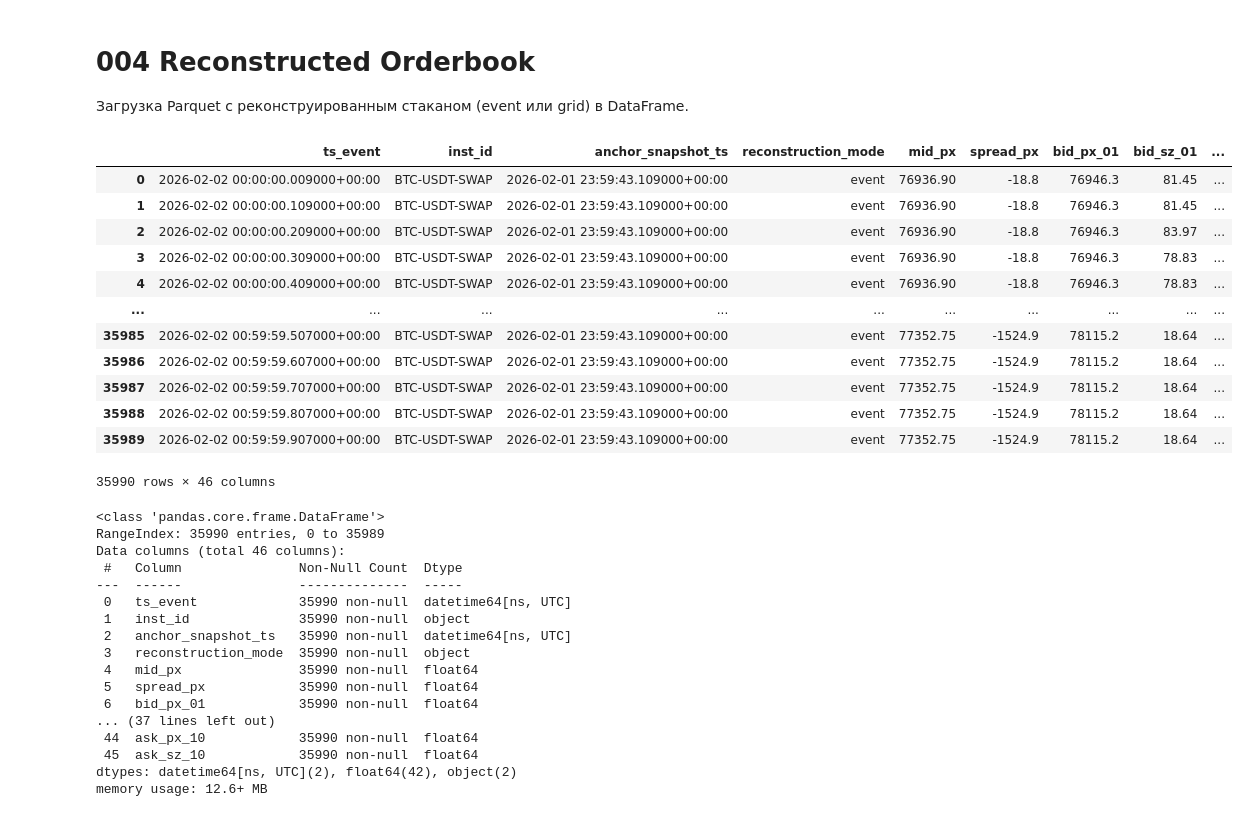
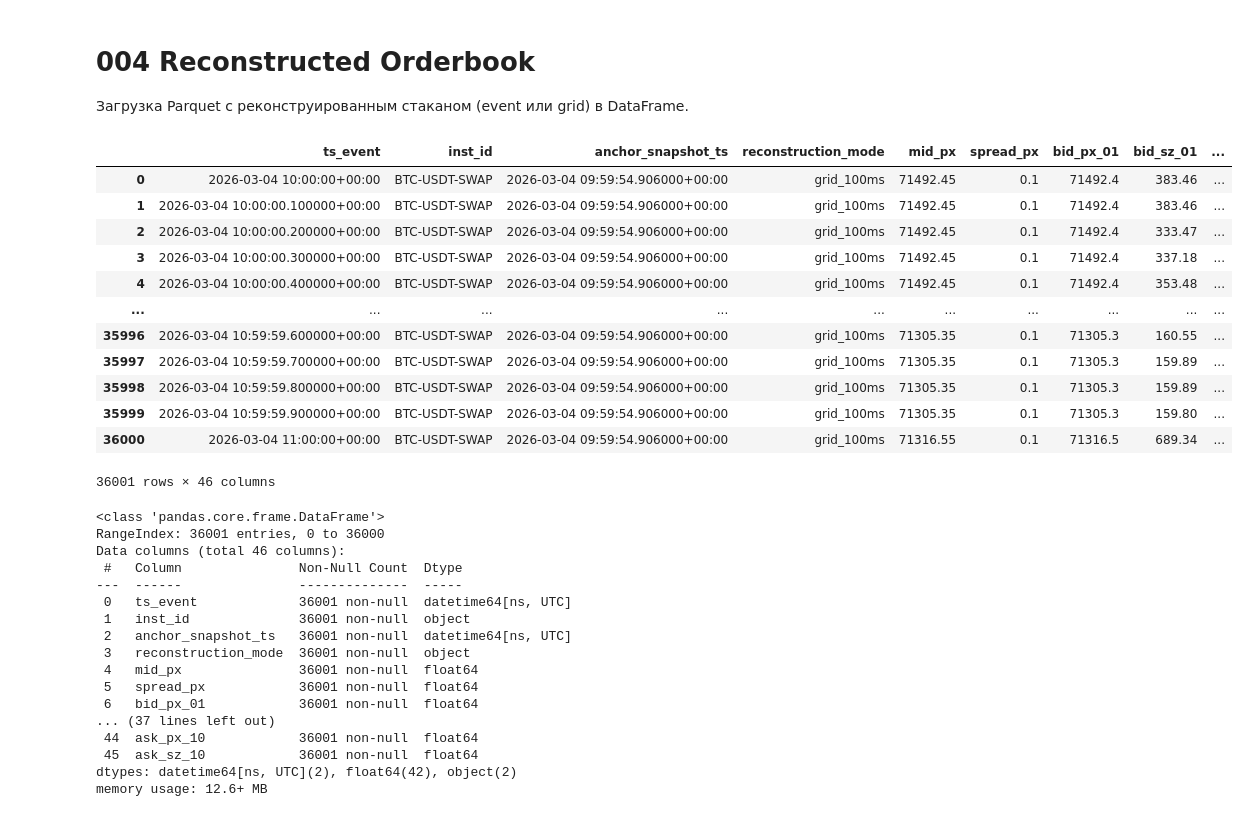
Before and after one commit to SorokaD/okx-hft-research, a Jupyter notebook: notebooks/exploratory/004_reconstructed_orderbook.ipynb, the cells around one changed output. Saved outputs shown, nothing was run; the diff lists cells and outputs as text; code cells hidden in the pictures.

```diff
--- a/notebooks/exploratory/004_reconstructed_orderbook.ipynb
+++ b/notebooks/exploratory/004_reconstructed_orderbook.ipynb
@@ -17,42 +17,51 @@ if (root / "research").is_dir():
 data_dir = root / "data" / "reconstructed"
 # %%
 # Путь к Parquet (подставь свой файл)
-parquet_path = data_dir / "BTC-USDT-SWAP" / "event" / "2026-02-02" / \
-    "book_event_BTC-USDT-SWAP_2026-02-02_00-00-00__2026-02-02_06-00-00.parquet"
+# data_dir из первой ячейки (root / data / reconstructed) — выполни её
+
+# Путь к одному часовому parquet
+parquet_path = data_dir / "BTC-USDT-SWAP" / "grid100ms" / "2026-03-04" / (
+    "book_grid100ms_BTC-USDT-SWAP_2026-03-04_10-00-00__2026-03-04_11-00-00.parquet"
+)
+if not parquet_path.exists():
+    found = sorted(data_dir.rglob("*.parquet"))
+    parquet_path = found[0] if found else parquet_path
+    if found:
+        print("Файл по умолчанию не найден, загружаю:", parquet_path)
 
 df = pd.read_parquet(parquet_path)
 df
 # %% [output]
 |  | ts_event | inst_id | anchor_snapshot_ts | reconstruction_mode | mid_px | spread_px | bid_px_01 | bid_sz_01 | ... |
-| 0 | 2026-02-02 00:00:00.009000+00:00 | BTC-USDT-SWAP | 2026-02-01 23:59:43.109000+00:00 | event | 76936.90 | -18.8 | 76946.3 | 81.45 | ... |
-| 1 | 2026-02-02 00:00:00.109000+00:00 | BTC-USDT-SWAP | 2026-02-01 23:59:43.109000+00:00 | event | 76936.90 | -18.8 | 76946.3 | 81.45 | ... |
-| 2 | 2026-02-02 00:00:00.209000+00:00 | BTC-USDT-SWAP | 2026-02-01 23:59:43.109000+00:00 | event | 76936.90 | -18.8 | 76946.3 | 83.97 | ... |
-| 3 | 2026-02-02 00:00:00.309000+00:00 | BTC-USDT-SWAP | 2026-02-01 23:59:43.109000+00:00 | event | 76936.90 | -18.8 | 76946.3 | 78.83 | ... |
-| 4 | 2026-02-02 00:00:00.409000+00:00 | BTC-USDT-SWAP | 2026-02-01 23:59:43.109000+00:00 | event | 76936.90 | -18.8 | 76946.3 | 78.83 | ... |
+| 0 | 2026-03-04 10:00:00+00:00 | BTC-USDT-SWAP | 2026-03-04 09:59:54.906000+00:00 | grid_100ms | 71492.45 | 0.1 | 71492.4 | 383.46 | ... |
+| 1 | 2026-03-04 10:00:00.100000+00:00 | BTC-USDT-SWAP | 2026-03-04 09:59:54.906000+00:00 | grid_100ms | 71492.45 | 0.1 | 71492.4 | 383.46 | ... |
+| 2 | 2026-03-04 10:00:00.200000+00:00 | BTC-USDT-SWAP | 2026-03-04 09:59:54.906000+00:00 | grid_100ms | 71492.45 | 0.1 | 71492.4 | 333.47 | ... |
+| 3 | 2026-03-04 10:00:00.300000+00:00 | BTC-USDT-SWAP | 2026-03-04 09:59:54.906000+00:00 | grid_100ms | 71492.45 | 0.1 | 71492.4 | 337.18 | ... |
+| 4 | 2026-03-04 10:00:00.400000+00:00 | BTC-USDT-SWAP | 2026-03-04 09:59:54.906000+00:00 | grid_100ms | 71492.45 | 0.1 | 71492.4 | 353.48 | ... |
 | ... | ... | ... | ... | ... | ... | ... | ... | ... | ... |
-| 35985 | 2026-02-02 00:59:59.507000+00:00 | BTC-USDT-SWAP | 2026-02-01 23:59:43.109000+00:00 | event | 77352.75 | -1524.9 | 78115.2 | 18.64 | ... |
-| 35986 | 2026-02-02 00:59:59.607000+00:00 | BTC-USDT-SWAP | 2026-02-01 23:59:43.109000+00:00 | event | 77352.75 | -1524.9 | 78115.2 | 18.64 | ... |
-| 35987 | 2026-02-02 00:59:59.707000+00:00 | BTC-USDT-SWAP | 2026-02-01 23:59:43.109000+00:00 | event | 77352.75 | -1524.9 | 78115.2 | 18.64 | ... |
-| 35988 | 2026-02-02 00:59:59.807000+00:00 | BTC-USDT-SWAP | 2026-02-01 23:59:43.109000+00:00 | event | 77352.75 | -1524.9 | 78115.2 | 18.64 | ... |
-| 35989 | 2026-02-02 00:59:59.907000+00:00 | BTC-USDT-SWAP | 2026-02-01 23:59:43.109000+00:00 | event | 77352.75 | -1524.9 | 78115.2 | 18.64 | ... |
+| 35996 | 2026-03-04 10:59:59.600000+00:00 | BTC-USDT-SWAP | 2026-03-04 09:59:54.906000+00:00 | grid_100ms | 71305.35 | 0.1 | 71305.3 | 160.55 | ... |
+| 35997 | 2026-03-04 10:59:59.700000+00:00 | BTC-USDT-SWAP | 2026-03-04 09:59:54.906000+00:00 | grid_100ms | 71305.35 | 0.1 | 71305.3 | 159.89 | ... |
+| 35998 | 2026-03-04 10:59:59.800000+00:00 | BTC-USDT-SWAP | 2026-03-04 09:59:54.906000+00:00 | grid_100ms | 71305.35 | 0.1 | 71305.3 | 159.89 | ... |
+| 35999 | 2026-03-04 10:59:59.900000+00:00 | BTC-USDT-SWAP | 2026-03-04 09:59:54.906000+00:00 | grid_100ms | 71305.35 | 0.1 | 71305.3 | 159.80 | ... |
+| 36000 | 2026-03-04 11:00:00+00:00 | BTC-USDT-SWAP | 2026-03-04 09:59:54.906000+00:00 | grid_100ms | 71316.55 | 0.1 | 71316.5 | 689.34 | ... |
-35990 rows × 46 columns
+36001 rows × 46 columns
 # %%
 df.info()
 # %% [output]
 <class 'pandas.core.frame.DataFrame'>
-RangeIndex: 35990 entries, 0 to 35989
+RangeIndex: 36001 entries, 0 to 36000
 Data columns (total 46 columns):
  #   Column               Non-Null Count  Dtype
 ---  ------               --------------  -----
- 0   ts_event             35990 non-null  datetime64[ns, UTC]
- 1   inst_id              35990 non-null  object
- 2   anchor_snapshot_ts   35990 non-null  datetime64[ns, UTC]
- 3   reconstruction_mode  35990 non-null  object
- 4   mid_px               35990 non-null  float64
- 5   spread_px            35990 non-null  float64
- 6   bid_px_01            35990 non-null  float64
+ 0   ts_event             36001 non-null  datetime64[ns, UTC]
+ 1   inst_id              36001 non-null  object
+ 2   anchor_snapshot_ts   36001 non-null  datetime64[ns, UTC]
+ 3   reconstruction_mode  36001 non-null  object
+ 4   mid_px               36001 non-null  float64
+ 5   spread_px            36001 non-null  float64
+ 6   bid_px_01            36001 non-null  float64
 ... (37 lines left out)
- 44  ask_px_10            35990 non-null  float64
- 45  ask_sz_10            35990 non-null  float64
+ 44  ask_px_10            36001 non-null  float64
+ 45  ask_sz_10            36001 non-null  float64
 dtypes: datetime64[ns, UTC](2), float64(42), object(2)
 memory usage: 12.6+ MB
```
Also changed, not shown: parts of 3 cells of this notebook, 2 other files.
